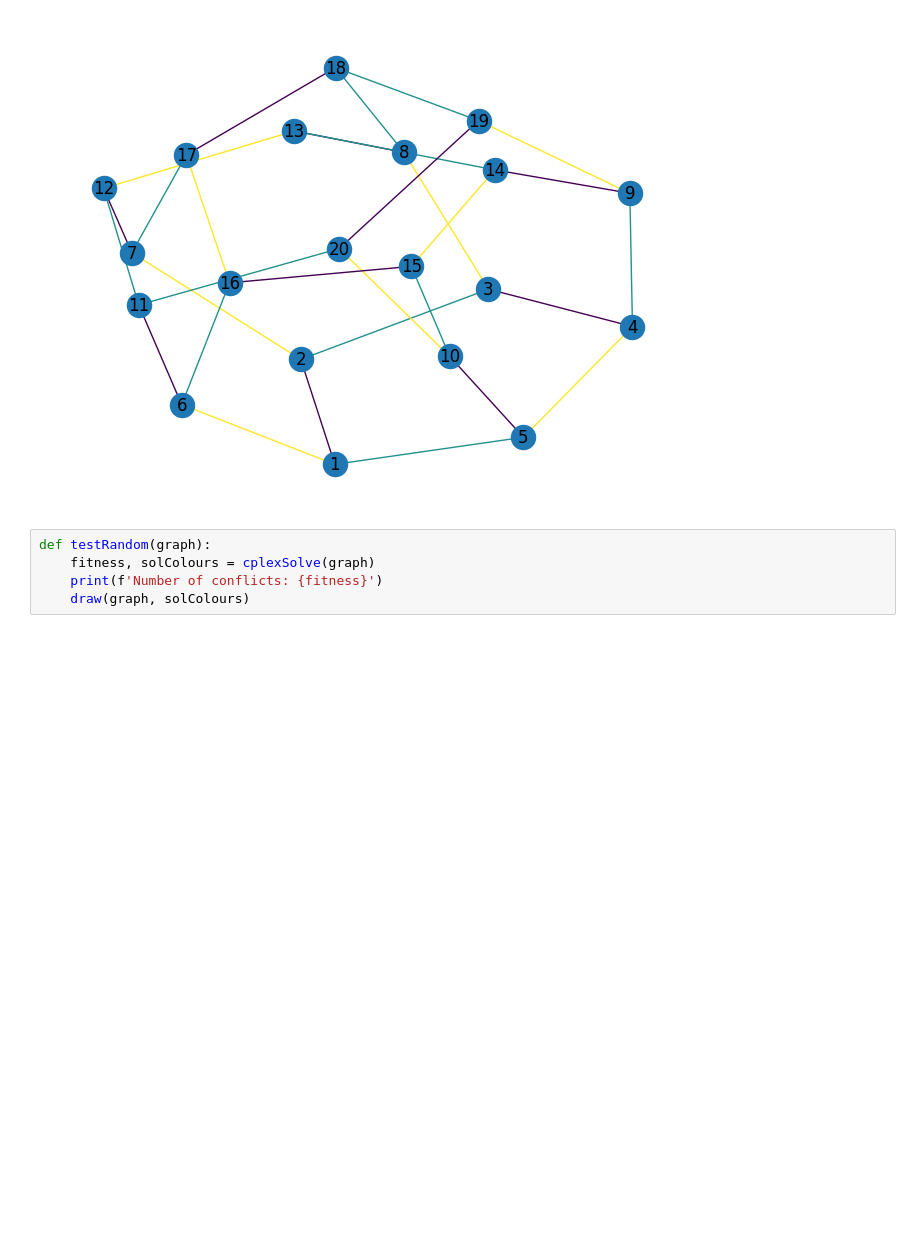
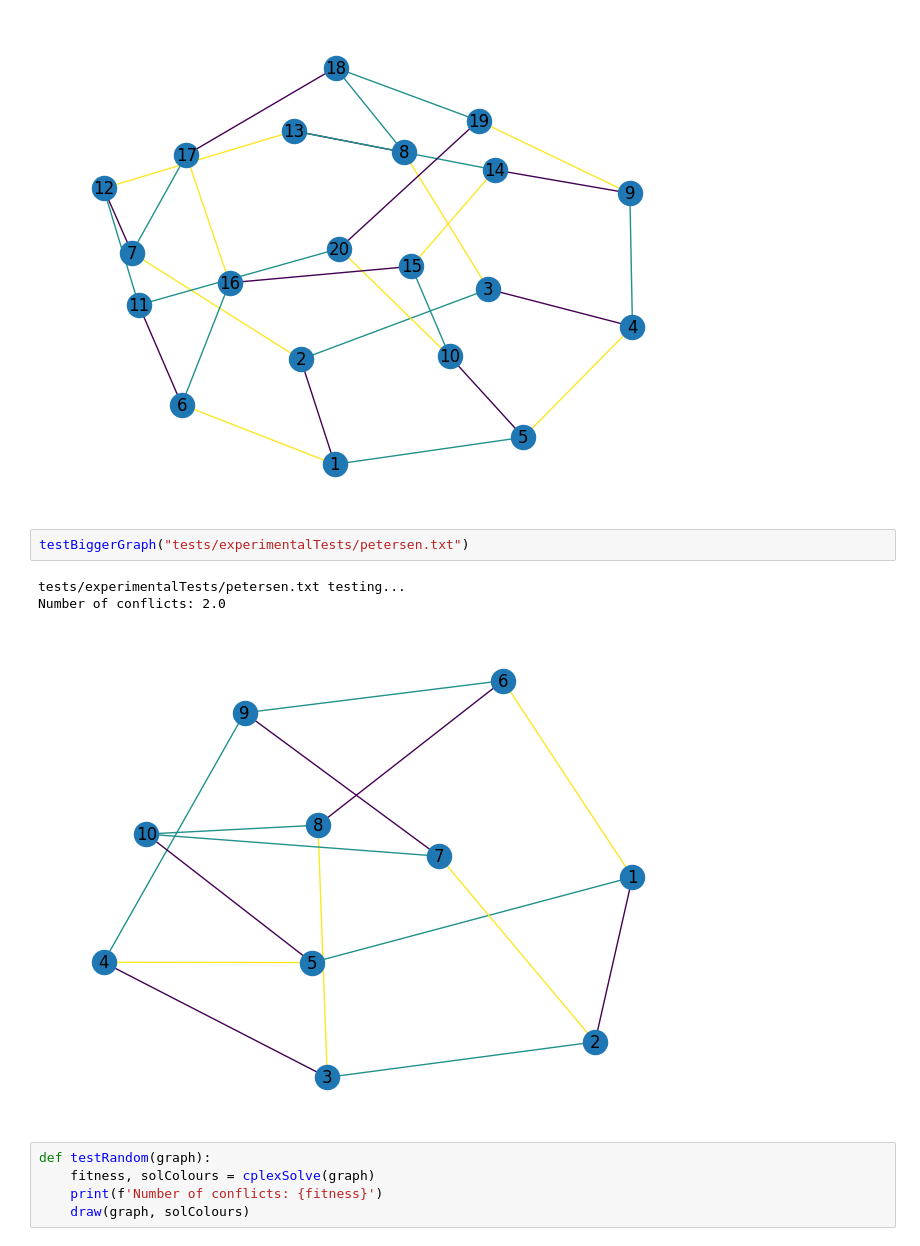
Before and after one commit to ivanaivaneza/minimumEdgeColoring, a Jupyter notebook: cplex.ipynb, the cells around one changed output. Cells and saved outputs as stored; diff of their text form; blank space fills up the shorter version.

```diff
--- a/cplex.ipynb
+++ b/cplex.ipynb
@@ -147,6 +147,12 @@ testBiggerGraph("tests/experimentalTests/flowerSnark.txt")
 tests/flowerSnark.txt testing...
 Number of conflicts: 2.0
 [figure]
+# %%
+testBiggerGraph("tests/experimentalTests/petersen.txt")
+# %% [output]
+tests/experimentalTests/petersen.txt testing...
+Number of conflicts: 2.0
+[figure, added]
 # %%
 def testRandom(graph):
     fitness, solColours = cplexSolve(graph)
```
Also changed, not shown: 38 other files.
